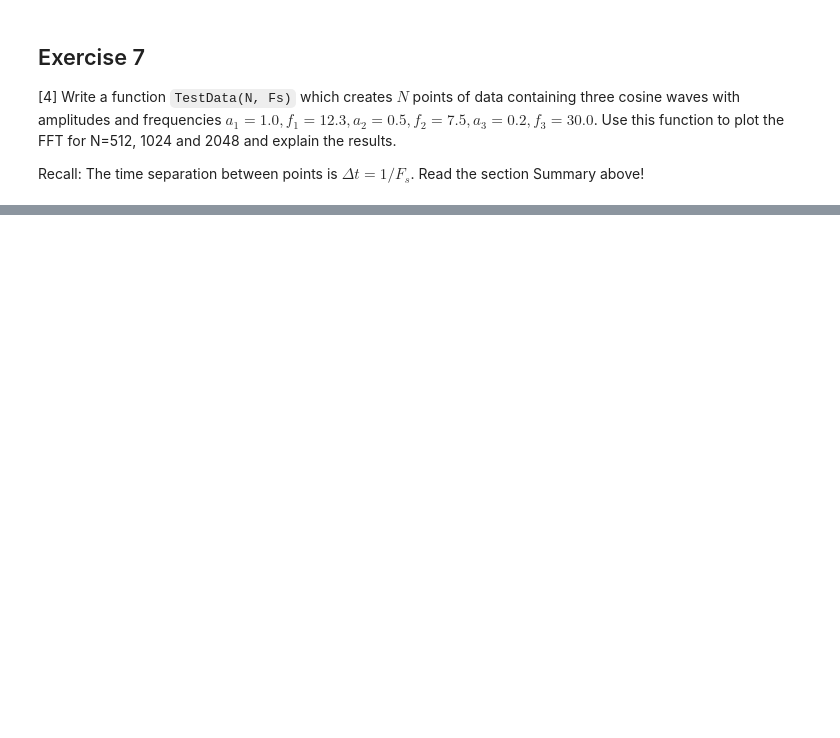
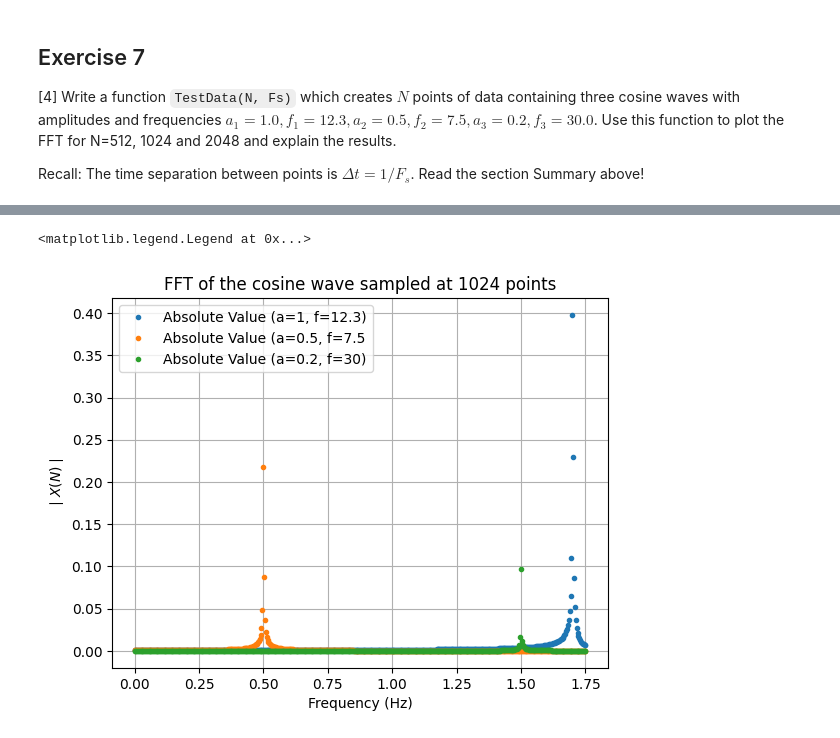
Before and after one commit to PX2145-2025/week-10-b-Morgan-Howard-Reuben, a Jupyter notebook: FFT.ipynb, the cells around one changed output, grey strips where cells are left out. Cells and saved outputs as stored; diff of their text form; code cells hidden in the pictures; blank space fills up the shorter version.

```diff
--- a/FFT.ipynb
+++ b/FFT.ipynb
@@ -573,0 +665,14 @@ This value indicates the 180-degree shift.
+# %%
+# plot for N=1024
+frq1, X1, frq2, X2, frq3, X3 = TestData(1024, 3.5)
+plt.plot(frq1, np.abs(X1), 'o', label='Absolute Value (a=1, f=12.3)', markersize=3)
+plt.plot(frq2, np.abs(X2), 'o', label='Absolute Value (a=0.5, f=7.5', markersize=3)
+plt.plot(frq3, np.abs(X3), 'o', label='Absolute Value (a=0.2, f=30)', markersize=3)
+plt.title('FFT of the cosine wave sampled at 1024 points')
+plt.xlabel('Frequency (Hz)')
+plt.ylabel(r'$\mid X(N)\mid$')
+plt.grid()
+plt.legend(loc='best')
+# %% [output]
+<matplotlib.legend.Legend at 0x...>
+[figure, added]
```
Also changed, not shown: parts of 9 cells of this notebook.
